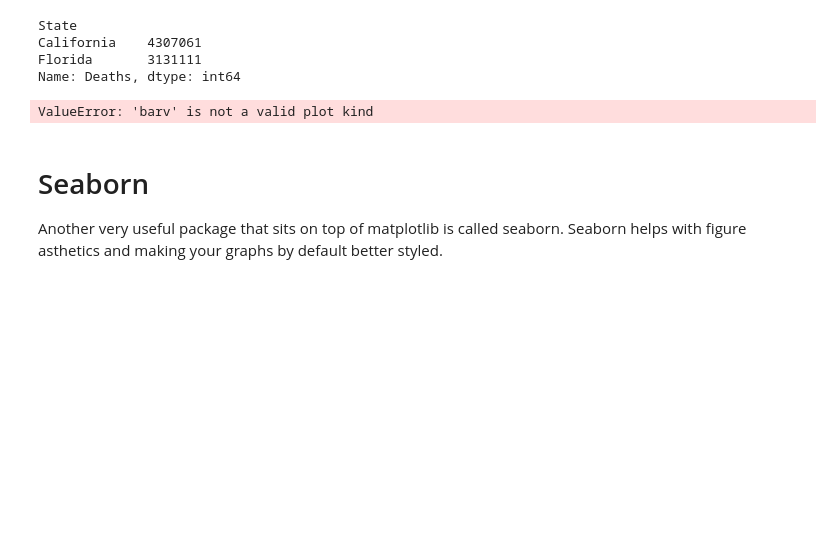
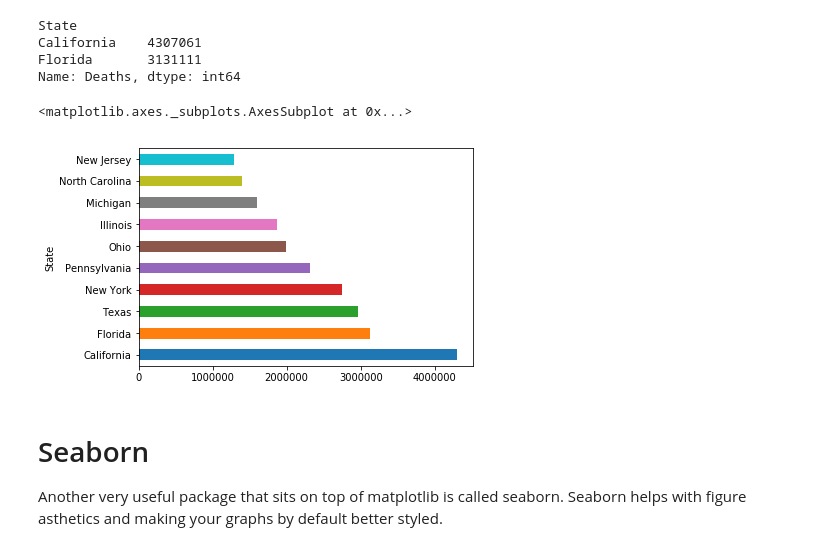
Before and after one commit to AustinKrause/ds-skills-seaborn-color-style-nyc-ds-career-031119, a Jupyter notebook: index.ipynb, the cells around one changed output. Saved outputs shown, nothing was run; the diff lists cells and outputs as text; code cells hidden in the pictures; blank space fills up the shorter version.

```diff
--- a/index.ipynb
+++ b/index.ipynb
@@ -145,9 +145,10 @@ California    4307061
 Florida       3131111
 Name: Deaths, dtype: int64
 # %%
-to_plot.head(10).plot(kind='barv')
+to_plot.head(10).plot(kind='barh')
 # %% [output]
-ValueError: 'barv' is not a valid plot kind
+<matplotlib.axes._subplots.AxesSubplot at 0x...>
+[figure, added]
 # %% [markdown]
 # Seaborn
 Another very useful package that sits on top of matplotlib is called seaborn. Seaborn helps with figure asthetics and making your graphs by default better styled.
```
